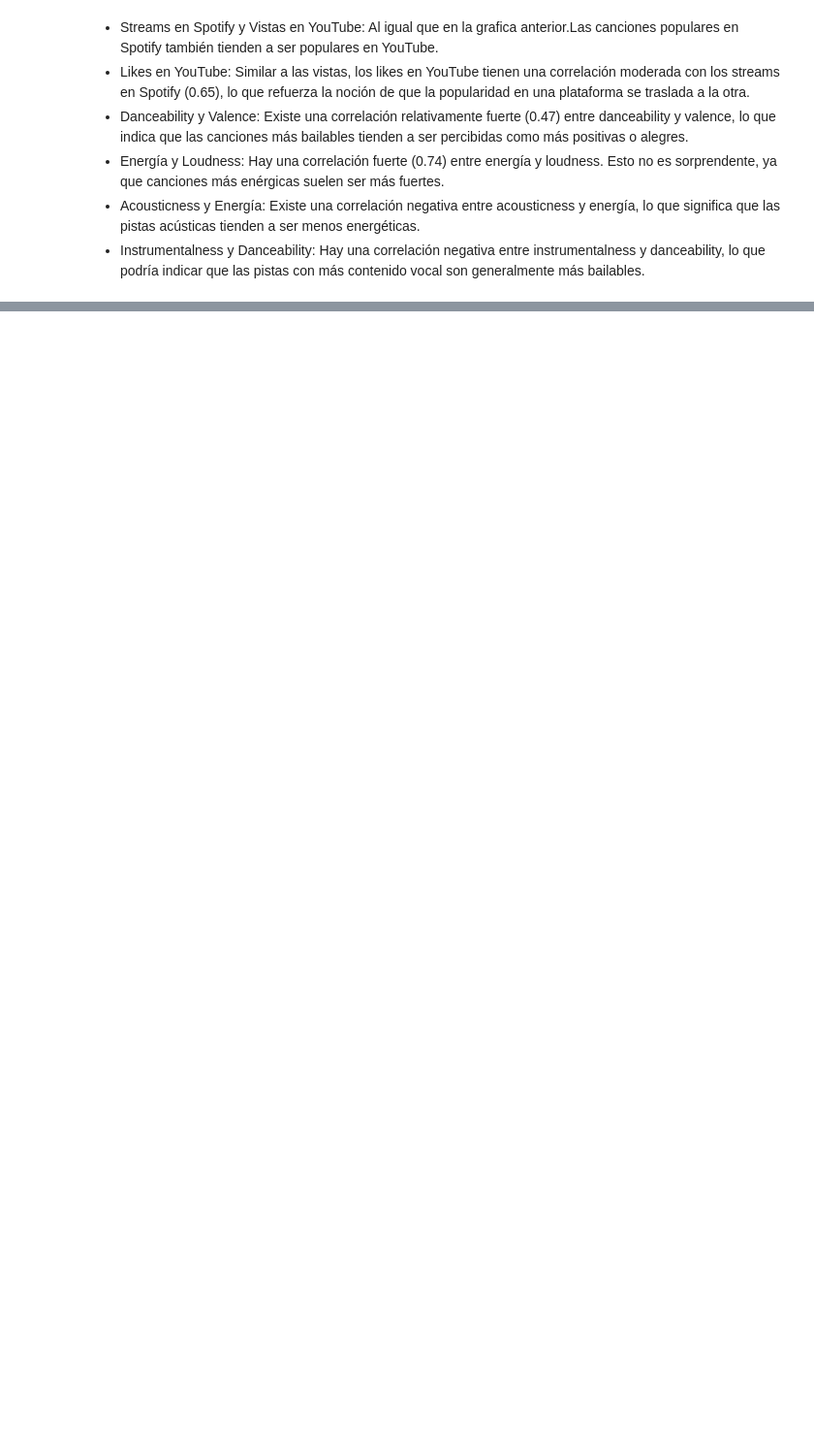
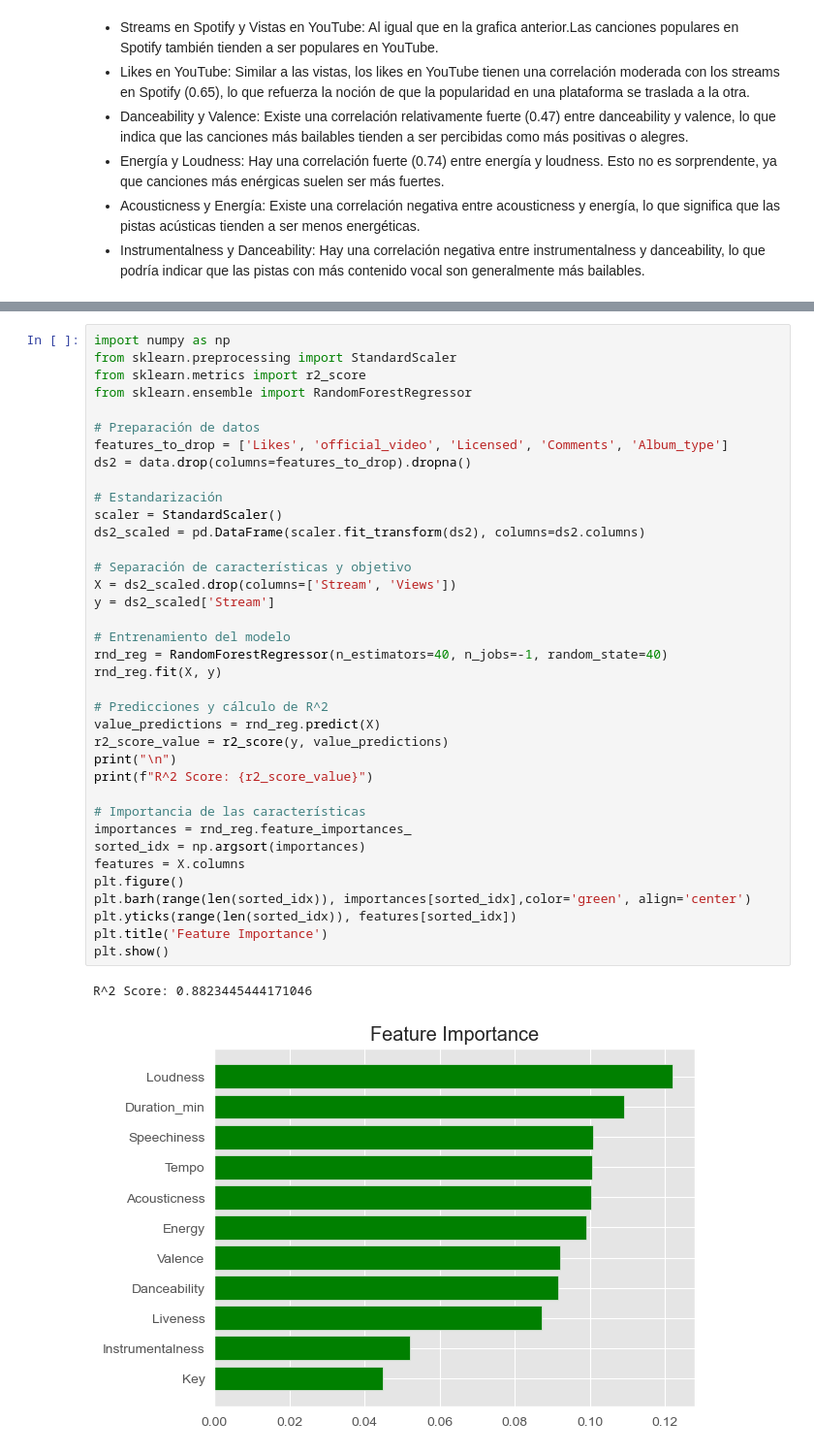
Before and after one commit to FranFer03/data_science, a Jupyter notebook: Segunda Parte Proyecto Final/Fernández Francisco - Segunda Proyecto Final.ipynb, the cells around one changed output, grey strips where cells are left out. Shown at 97% size. Cells and saved outputs as stored; diff of their text form; blank space fills up the shorter version.

```diff
--- a/Segunda Parte Proyecto Final/Fernández Francisco - Segunda Proyecto Final.ipynb
+++ b/Segunda Parte Proyecto Final/Fernández Francisco - Segunda Proyecto Final.ipynb
@@ -303,0 +377,40 @@ Text(0.5, 1.0, 'Mapa de Calor de Correlación')
+# %%
+import numpy as np
+from sklearn.preprocessing import StandardScaler
+from sklearn.metrics import r2_score
+from sklearn.ensemble import RandomForestRegressor
+
+# Preparación de datos
+features_to_drop = ['Likes', 'official_video', 'Licensed', 'Comments', 'Album_type']
+ds2 = data.drop(columns=features_to_drop).dropna()
+
+# Estandarización
+scaler = StandardScaler()
+ds2_scaled = pd.DataFrame(scaler.fit_transform(ds2), columns=ds2.columns)
+
+# Separación de características y objetivo
+X = ds2_scaled.drop(columns=['Stream', 'Views'])
+y = ds2_scaled['Stream']
+
+# Entrenamiento del modelo
+rnd_reg = RandomForestRegressor(n_estimators=40, n_jobs=-1, random_state=40)
+rnd_reg.fit(X, y)
+
+# Predicciones y cálculo de R^2
+value_predictions = rnd_reg.predict(X)
+r2_score_value = r2_score(y, value_predictions)
+print("\n")
+print(f"R^2 Score: {r2_score_value}")
+
+# Importancia de las características
+importances = rnd_reg.feature_importances_
+sorted_idx = np.argsort(importances)
+features = X.columns
+plt.figure()
+plt.barh(range(len(sorted_idx)), importances[sorted_idx],color='green', align='center')
+plt.yticks(range(len(sorted_idx)), features[sorted_idx])
+plt.title('Feature Importance')
+plt.show()
+# %% [output]
+R^2 Score: 0.8823445444171046
+[figure, added]
```
Also changed, not shown: parts of 10 cells of this notebook.
